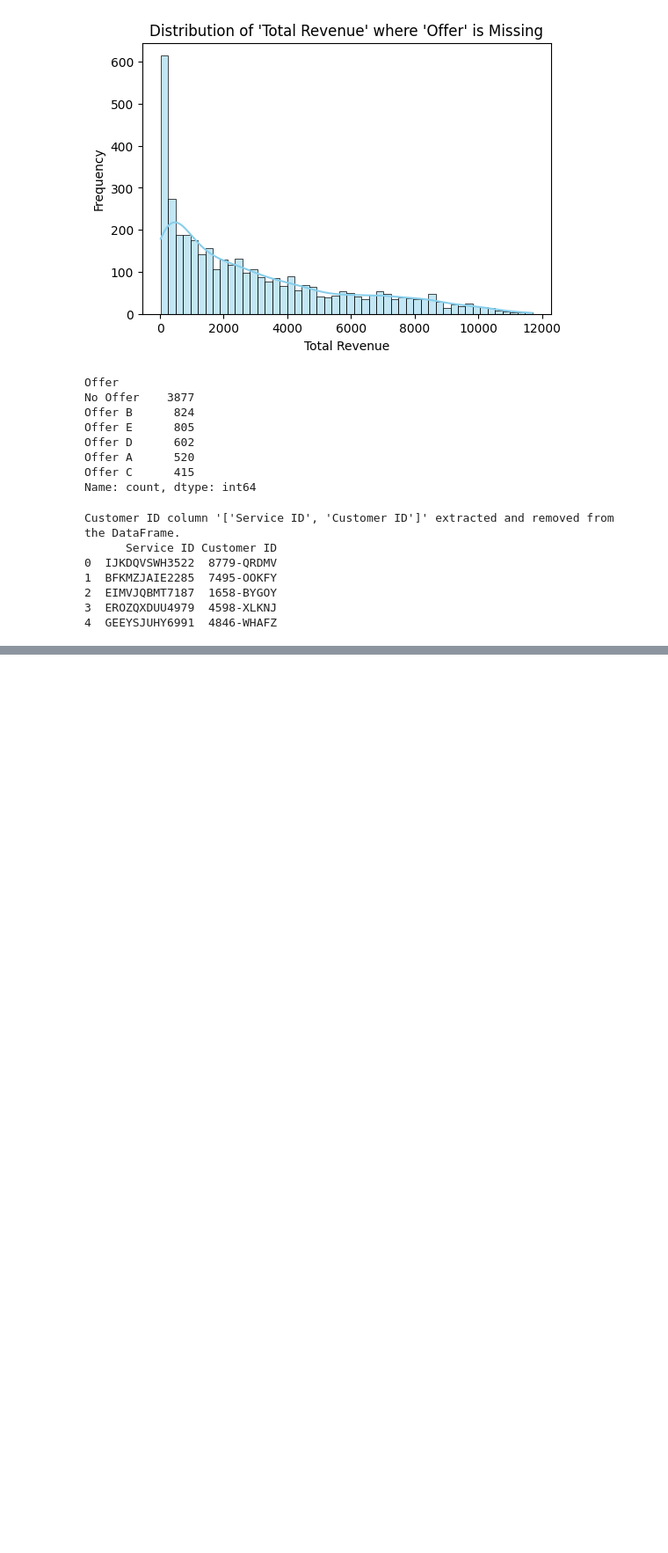
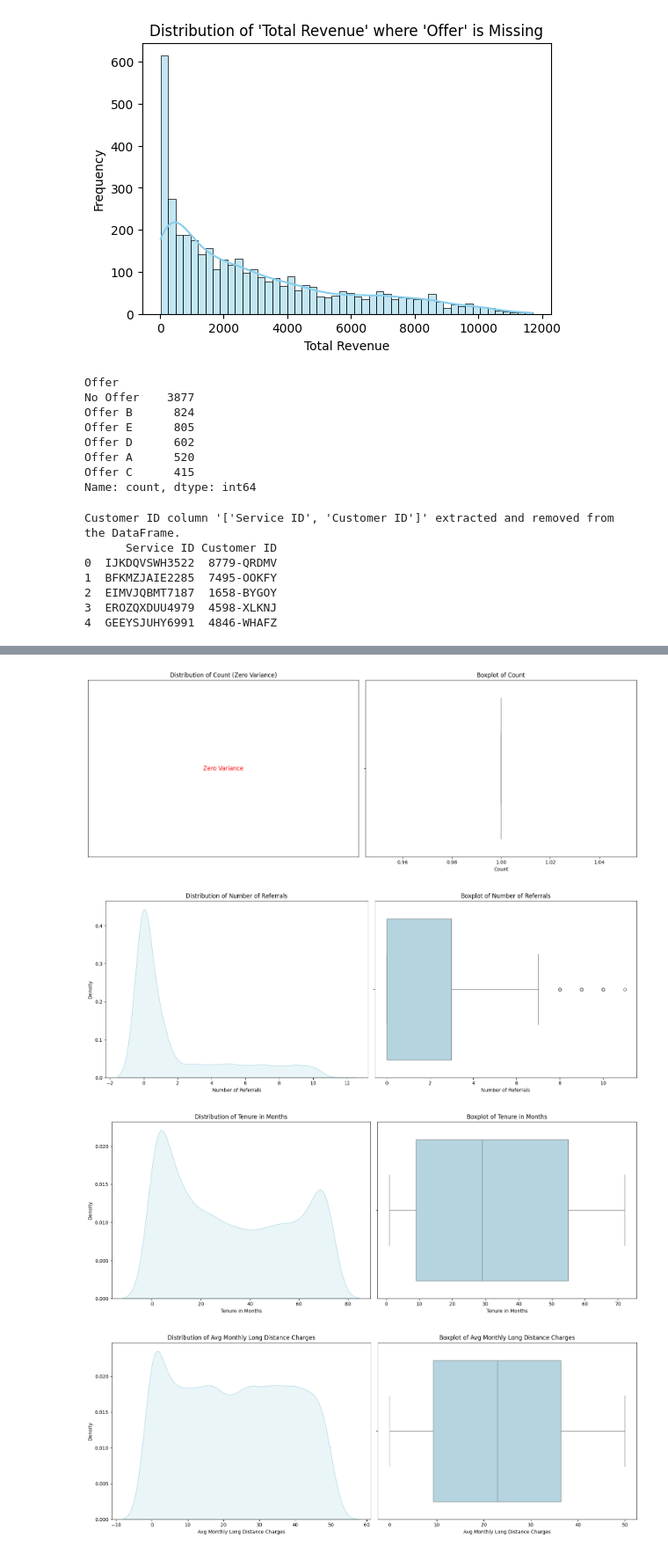
Before and after one commit to Silvano315/Churn-Prediction-with-SHAP, a Jupyter notebook: Exploratory.ipynb, the cells around one changed output, grey strips where cells are left out. Shown at 88% size. Drawn from its saved outputs; the diff is of its cells as text; code cells hidden in the pictures; blank space fills up the shorter version.

```diff
--- a/Exploratory.ipynb
+++ b/Exploratory.ipynb
@@ -569,0 +600,9 @@ Customer ID column '['Service ID', 'Customer ID']' extracted and removed from th
+# %%
+# Numerical Features Analysis
+
+services_eda.numerical_analysis()
+# %% [output]
+[figure, added]
+[figure, added]
+[figure, added]
+[figure, added]
```
Also changed, not shown: parts of 2 cells of this notebook.
